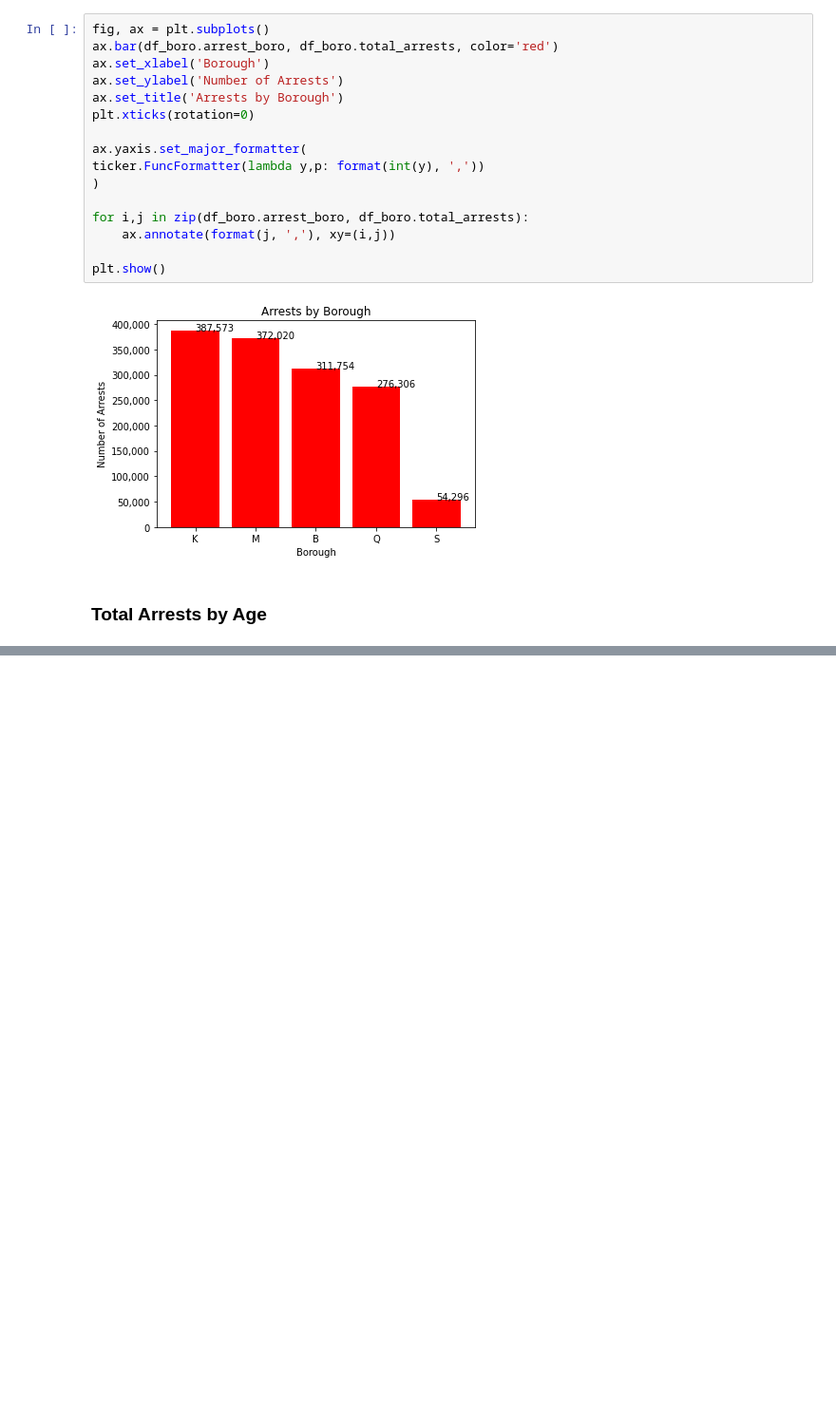
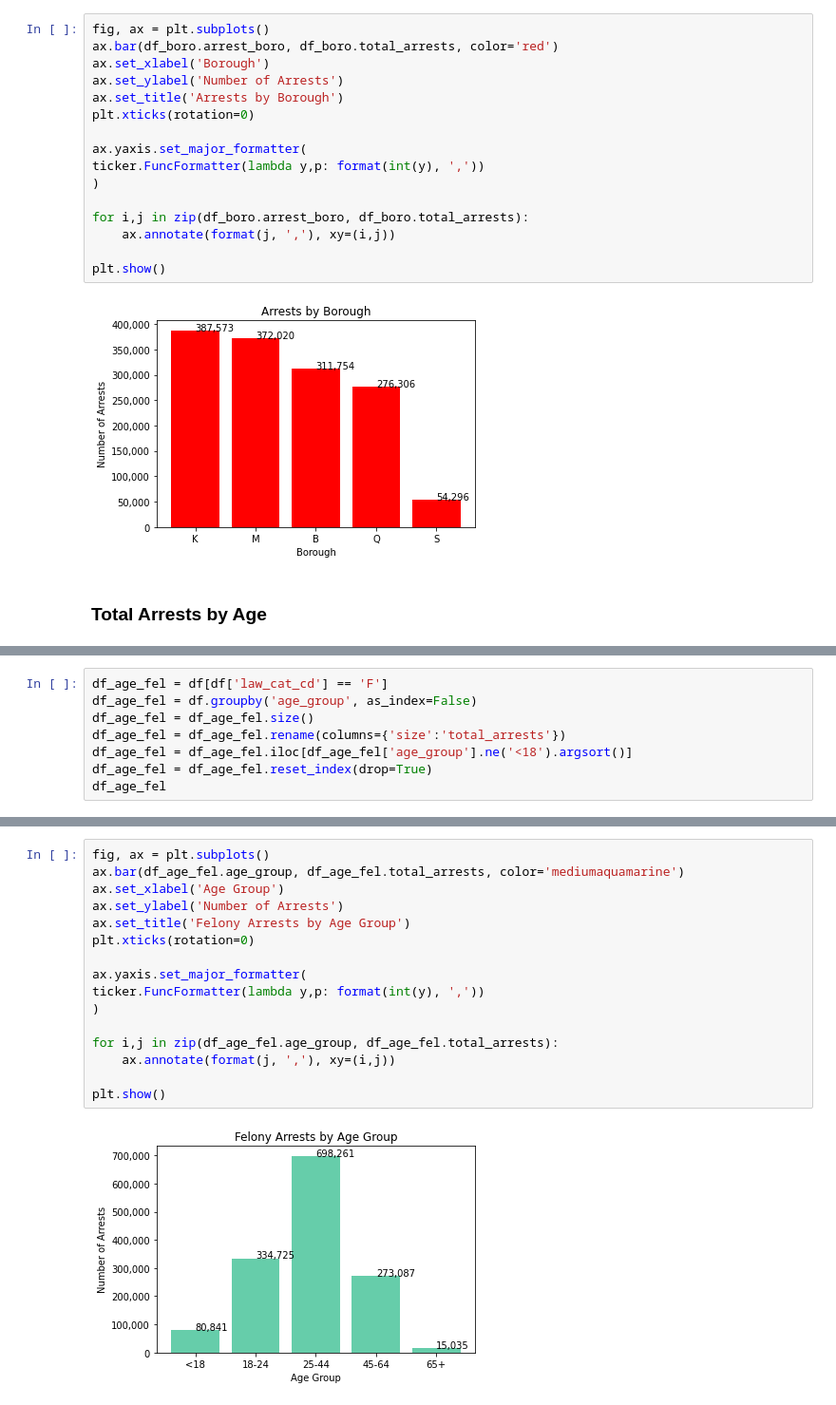
Before and after one commit to AmitSamra/NYC_Crime, a Jupyter notebook: nyc_crime_python.ipynb, the cells around one changed output, grey strips where cells are left out. Shown at 95% size. Drawn from its saved outputs; the diff is of its cells as text; blank space fills up the shorter version.

```diff
--- a/nyc_crime_python.ipynb
+++ b/nyc_crime_python.ipynb
@@ -717,0 +721,8 @@ plt.show()
+# %%
+df_age_fel = df[df['law_cat_cd'] == 'F']
+df_age_fel = df.groupby('age_group', as_index=False)
+df_age_fel = df_age_fel.size()
+df_age_fel = df_age_fel.rename(columns={'size':'total_arrests'})
+df_age_fel = df_age_fel.iloc[df_age_fel['age_group'].ne('<18').argsort()]
+df_age_fel = df_age_fel.reset_index(drop=True)
+df_age_fel
@@ -717,0 +736,18 @@ plt.show()
+# %%
+fig, ax = plt.subplots()
+ax.bar(df_age_fel.age_group, df_age_fel.total_arrests, color='mediumaquamarine')
+ax.set_xlabel('Age Group')
+ax.set_ylabel('Number of Arrests')
+ax.set_title('Felony Arrests by Age Group')
+plt.xticks(rotation=0)
+
+ax.yaxis.set_major_formatter(
+ticker.FuncFormatter(lambda y,p: format(int(y), ','))
+)
+
+for i,j in zip(df_age_fel.age_group, df_age_fel.total_arrests):
+    ax.annotate(format(j, ','), xy=(i,j))
+
+plt.show()
+# %% [output]
+[figure, added]
```
Also changed, not shown: parts of 4 cells of this notebook.
